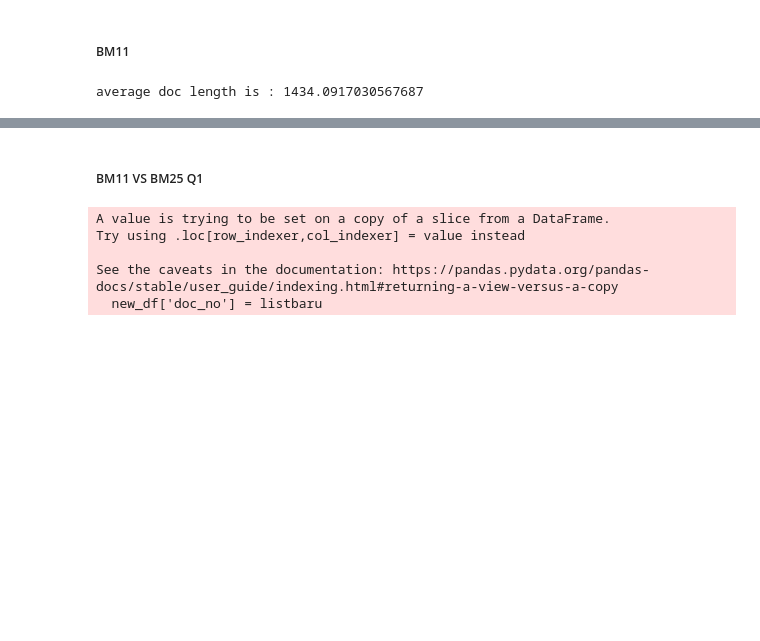
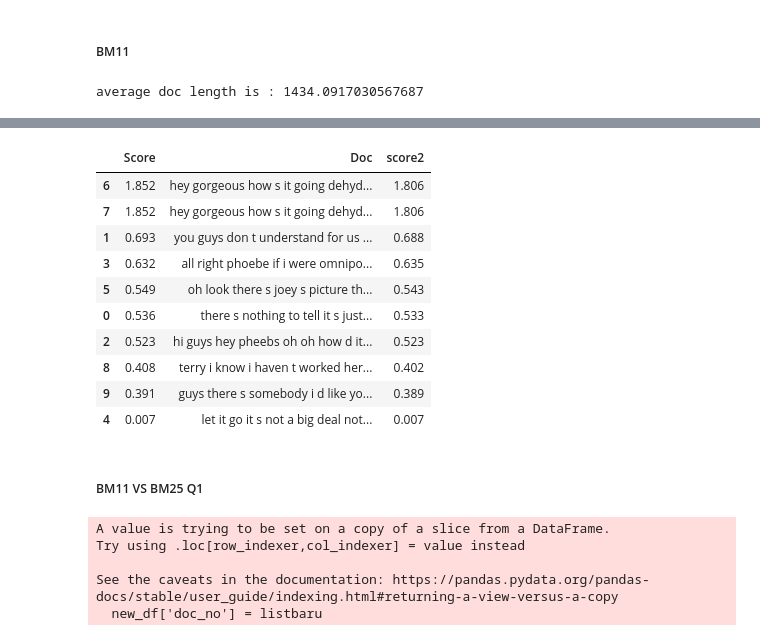
Before and after one commit to hisublime/Project-STBI, a Jupyter notebook: 02 - Code/Proyek_Dataset_Friends-BM11 VS BM25.ipynb, the cells around one changed output, grey strips where cells are left out. Drawn from its saved outputs; the diff is of its cells as text; code cells hidden in the pictures; blank space fills up the shorter version.

```diff
--- a/02 - Code/Proyek_Dataset_Friends-BM11 VS BM25.ipynb
+++ b/02 - Code/Proyek_Dataset_Friends-BM11 VS BM25.ipynb
@@ -354,3 +368,17 @@ data5.head(10)
+# %%
+data5.head(10).sort_values('Score', ascending=False)
+# %% [output]
+|  | Score | Doc | score2 |
+| 6 | 1.852 | hey gorgeous how s it going dehyd... | 1.806 |
+| 7 | 1.852 | hey gorgeous how s it going dehyd... | 1.806 |
+| 1 | 0.693 | you guys don t understand for us ... | 0.688 |
+| 3 | 0.632 | all right phoebe if i were omnipo... | 0.635 |
+| 5 | 0.549 | oh look there s joey s picture th... | 0.543 |
+| 0 | 0.536 | there s nothing to tell it s just... | 0.533 |
+| 2 | 0.523 | hi guys hey pheebs oh oh how d it... | 0.523 |
+| 8 | 0.408 | terry i know i haven t worked her... | 0.402 |
+| 9 | 0.391 | guys there s somebody i d like yo... | 0.389 |
+| 4 | 0.007 | let it go it s not a big deal not... | 0.007 |
 # %% [markdown]
 ##### BM11 VS BM25 Q1
 # %%
```
Also changed, not shown: parts of 4 cells of this notebook, 4 other files.
